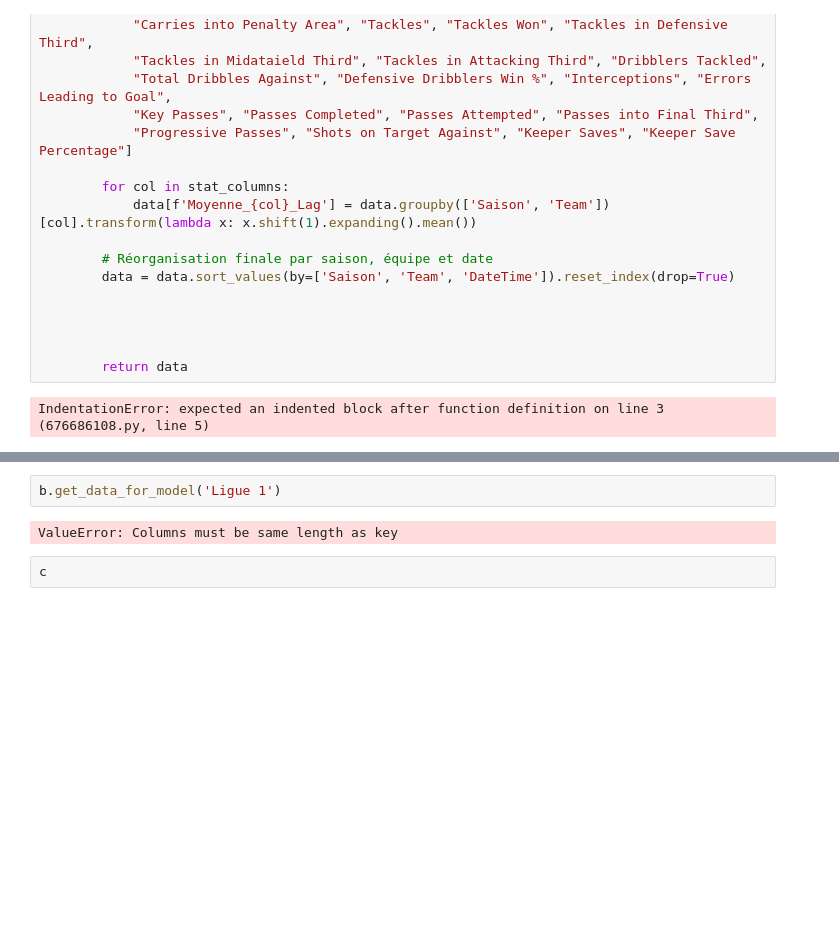
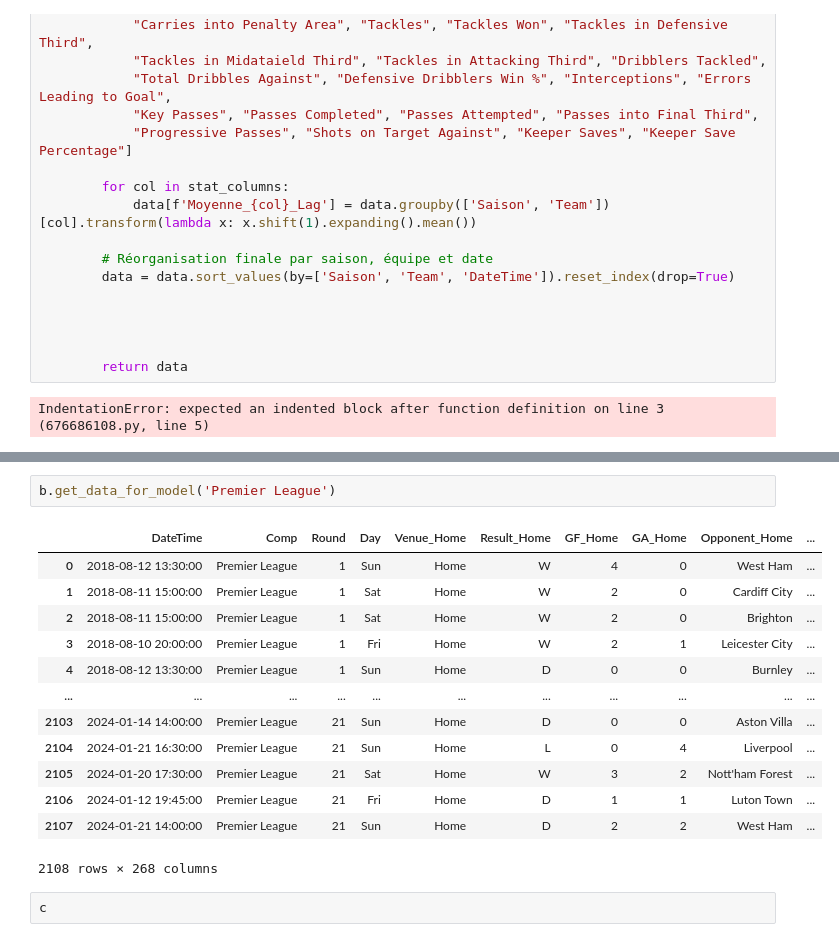
Before and after one commit to alexandreviard/Ligue1Predictor, a Jupyter notebook: POO/POO.ipynb, the cells around one changed output, grey strips where cells are left out. Drawn from its saved outputs; the diff is of its cells as text; blank space fills up the shorter version.

```diff
--- a/POO/POO.ipynb
+++ b/POO/POO.ipynb
@@ -779,7 +765,19 @@ b.read_data_for_model('Ligue 1')
 # %%
-b.get_data_for_model('Ligue 1')
+b.get_data_for_model('Premier League')
 # %% [output]
+|  | DateTime | Comp | Round | Day | Venue_Home | Result_Home | GF_Home | GA_Home | Opponent_Home | ... |
+| 0 | 2018-08-12 13:30:00 | Premier League | 1 | Sun | Home | W | 4 | 0 | West Ham | ... |
+| 1 | 2018-08-11 15:00:00 | Premier League | 1 | Sat | Home | W | 2 | 0 | Cardiff City | ... |
+| 2 | 2018-08-11 15:00:00 | Premier League | 1 | Sat | Home | W | 2 | 0 | Brighton | ... |
+| 3 | 2018-08-10 20:00:00 | Premier League | 1 | Fri | Home | W | 2 | 1 | Leicester City | ... |
+| 4 | 2018-08-12 13:30:00 | Premier League | 1 | Sun | Home | D | 0 | 0 | Burnley | ... |
+| ... | ... | ... | ... | ... | ... | ... | ... | ... | ... | ... |
+| 2103 | 2024-01-14 14:00:00 | Premier League | 21 | Sun | Home | D | 0 | 0 | Aston Villa | ... |
+| 2104 | 2024-01-21 16:30:00 | Premier League | 21 | Sun | Home | L | 0 | 4 | Liverpool | ... |
+| 2105 | 2024-01-20 17:30:00 | Premier League | 21 | Sat | Home | W | 3 | 2 | Nott'ham Forest | ... |
+| 2106 | 2024-01-12 19:45:00 | Premier League | 21 | Fri | Home | D | 1 | 1 | Luton Town | ... |
+| 2107 | 2024-01-21 14:00:00 | Premier League | 21 | Sun | Home | D | 2 | 2 | West Ham | ... |
-ValueError: Columns must be same length as key
+2108 rows × 268 columns
 # %%
 c
 # %% [output]
```
Also changed, not shown: parts of 3 cells of this notebook, 1 other file.
